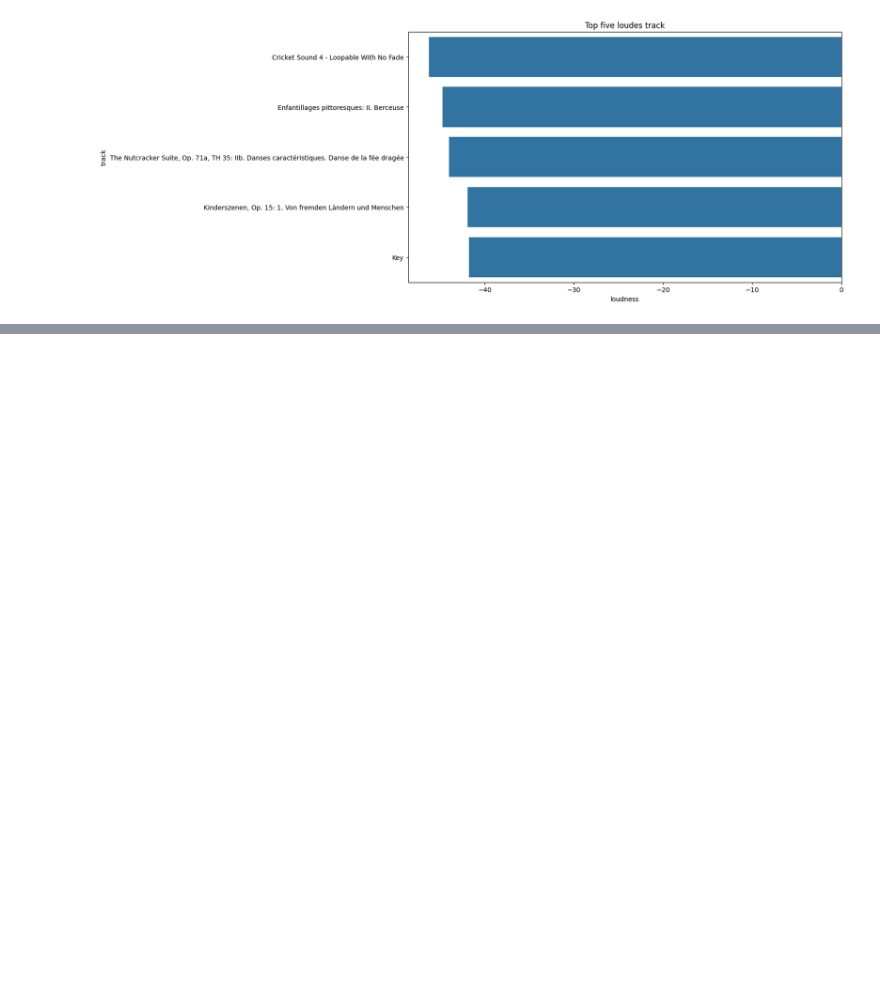
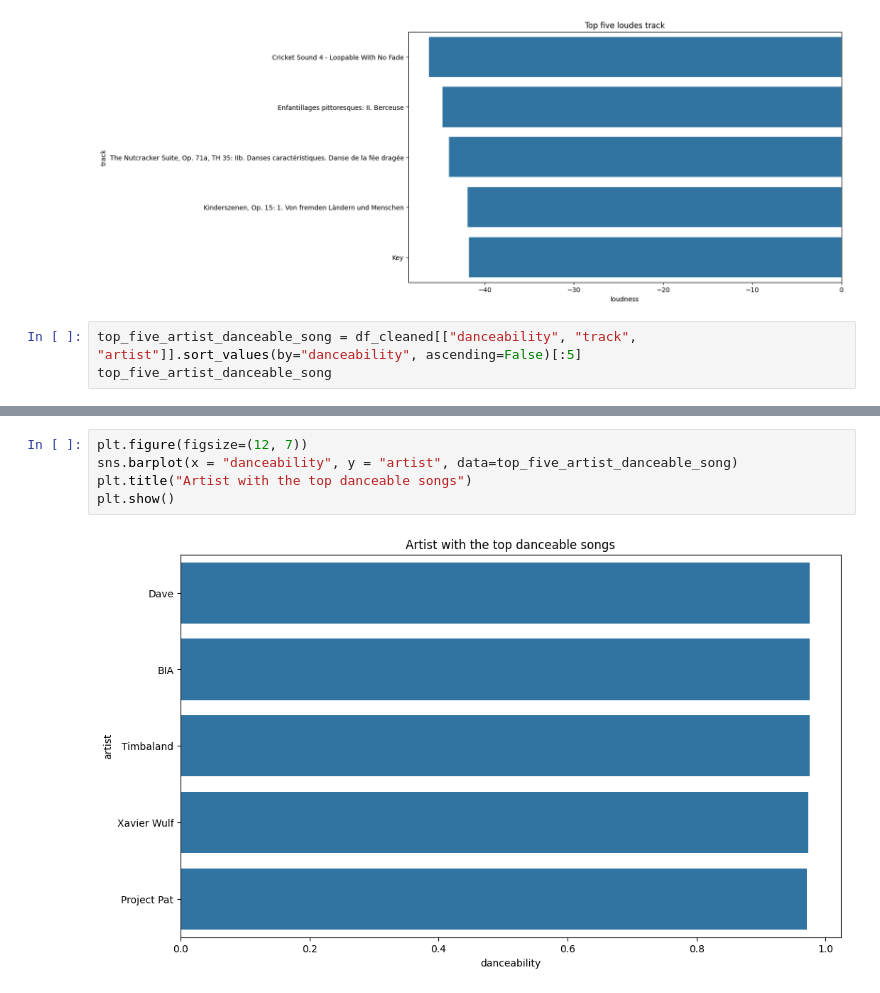
Before and after one commit to walethewave/Song-Stats-Analyzer, a Jupyter notebook: spotify.ipynb, the cells around one changed output, grey strips where cells are left out. Drawn from its saved outputs; the diff is of its cells as text; blank space fills up the shorter version.

```diff
--- a/spotify.ipynb
+++ b/spotify.ipynb
@@ -187,3 +187,6 @@ plt.title("Top five loudes track")
 plt.show()
 # %% [output]
 [figure]
+# %%
+top_five_artist_danceable_song = df_cleaned[["danceability", "track", "artist"]].sort_values(by="danceability", ascending=False)[:5]
+top_five_artist_danceable_song
@@ -189,0 +200,7 @@ plt.show()
+# %%
+plt.figure(figsize=(12, 7))
+sns.barplot(x = "danceability", y = "artist", data=top_five_artist_danceable_song)
+plt.title("Artist with the top danceable songs")
+plt.show()
+# %% [output]
+[figure, added]
```
Also changed, not shown: parts of 3 cells of this notebook.
